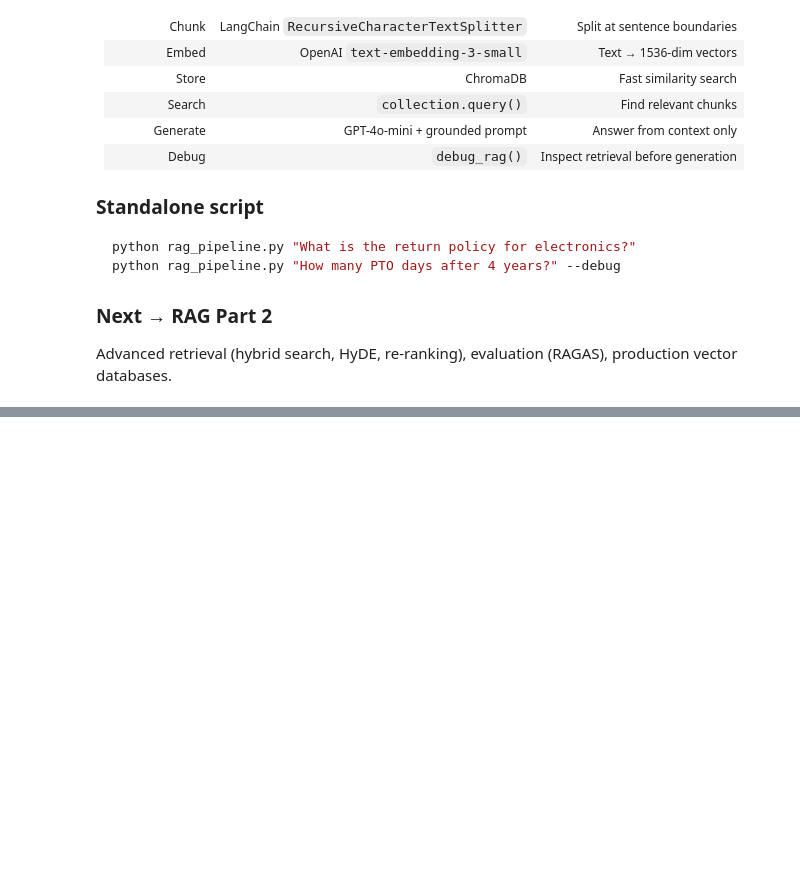
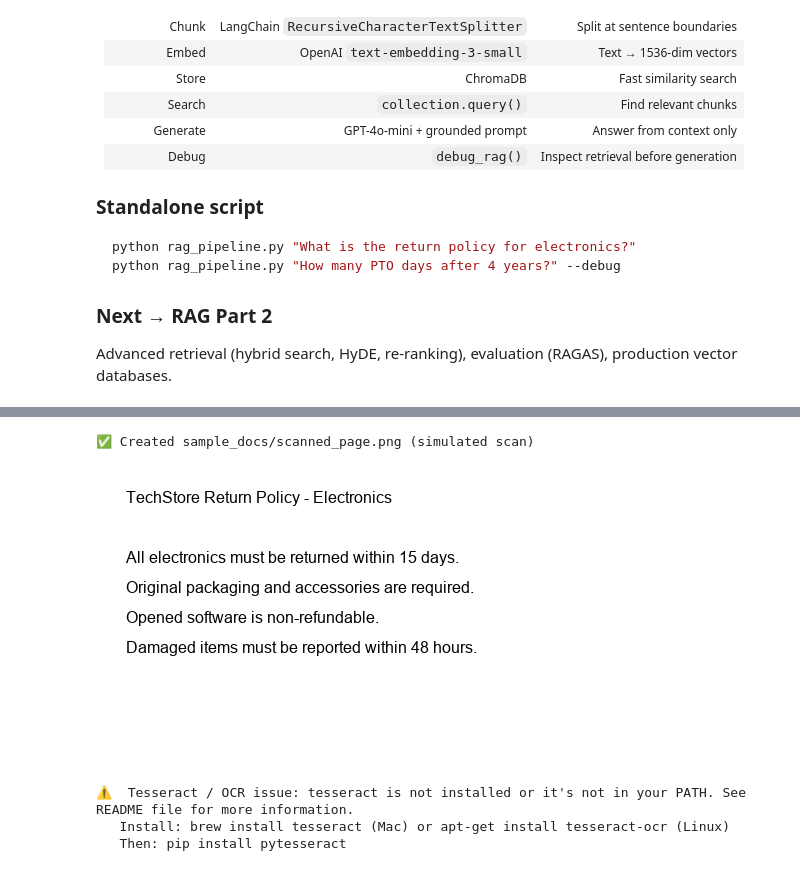
Before and after one commit to nijaravi/GenAI-Masterclass, a Jupyter notebook: training_materials/4_rag_part1/1_RAG_Pipeline.ipynb, the cells around one changed output, grey strips where cells are left out. Drawn from its saved outputs; the diff is of its cells as text; code cells hidden in the pictures; blank space fills up the shorter version.

```diff
--- a/training_materials/4_rag_part1/1_RAG_Pipeline.ipynb
+++ b/training_materials/4_rag_part1/1_RAG_Pipeline.ipynb
@@ -1048,0 +1440,64 @@ Advanced retrieval (hybrid search, HyDE, re-ranking), evaluation (RAGAS), produc
+# %%
+# ═══ Simulate a scanned document ═══
+from PIL import Image, ImageDraw, ImageFont
+
+img = Image.new("RGB", (600, 300), color="white")
+draw = ImageDraw.Draw(img)
+
+try:
+    font = ImageFont.truetype("/usr/share/fonts/truetype/dejavu/DejaVuSans.ttf", 16)
+except Exception:
+    try:
+        font = ImageFont.truetype("/Library/Fonts/Arial.ttf", 16)
+    except Exception:
+        font = ImageFont.load_default()
+
+text_lines = [
+    "TechStore Return Policy - Electronics",
+    "",
+    "All electronics must be returned within 15 days.",
+    "Original packaging and accessories are required.",
+    "Opened software is non-refundable.",
+    "Damaged items must be reported within 48 hours.",
+]
+
+y = 20
+for line in text_lines:
+    draw.text((30, y), line, fill="black", font=font)
+    y += 30
+
+img.save("sample_docs/scanned_page.png")
+print("✅ Created sample_docs/scanned_page.png (simulated scan)")
+
+from IPython.display import display
+
+display(img)
+# %% [output]
+✅ Created sample_docs/scanned_page.png (simulated scan)
+[figure, added]
+# %%
+# ═══ OCR with Tesseract ═══
+# Requires: brew install tesseract (Mac) or apt-get install tesseract-ocr (Linux)
+
+try:
+    import pytesseract
+    from PIL import Image
+
+    img = Image.open("sample_docs/scanned_page.png")
+    extracted_text = pytesseract.image_to_string(img)
+
+    print("📸 OCR EXTRACTED TEXT:")
+    print("─" * 50)
+    print(extracted_text)
+    print("─" * 50)
+    print(f"\n✅ Extracted {len(extracted_text)} characters from image")
+    print("   This text can now be chunked and embedded like any other document.")
+
+except Exception as e:
+    print(f"⚠️  Tesseract / OCR issue: {e}")
+    print("   Install: brew install tesseract (Mac) or apt-get install tesseract-ocr (Linux)")
+    print("   Then: pip install pytesseract")
+# %% [output]
+⚠️  Tesseract / OCR issue: tesseract is not installed or it's not in your PATH. See README file for more information.
+   Install: brew install tesseract (Mac) or apt-get install tesseract-ocr (Linux)
+   Then: pip install pytesseract
```
Also changed, not shown: parts of 53 cells of this notebook, 25 other files.
